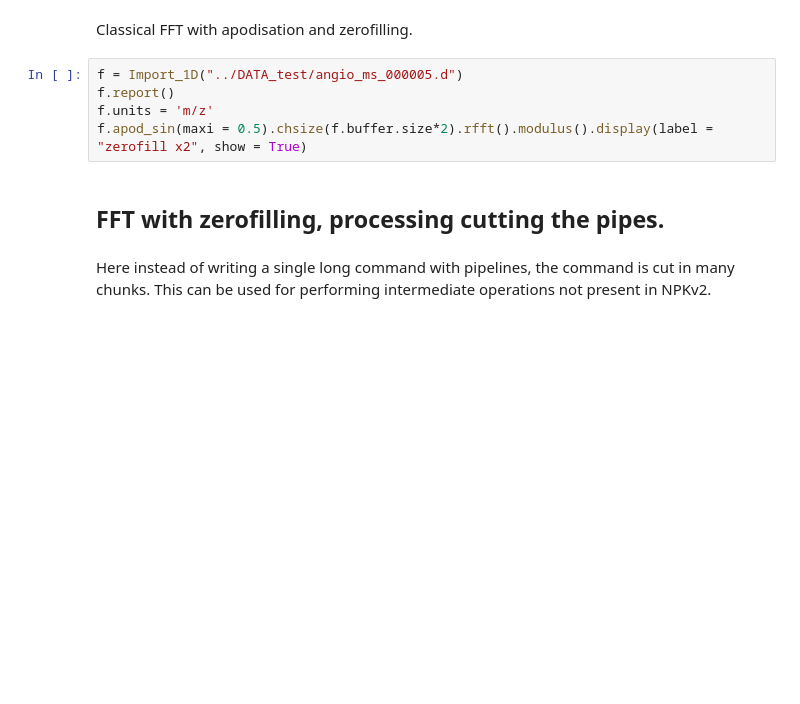
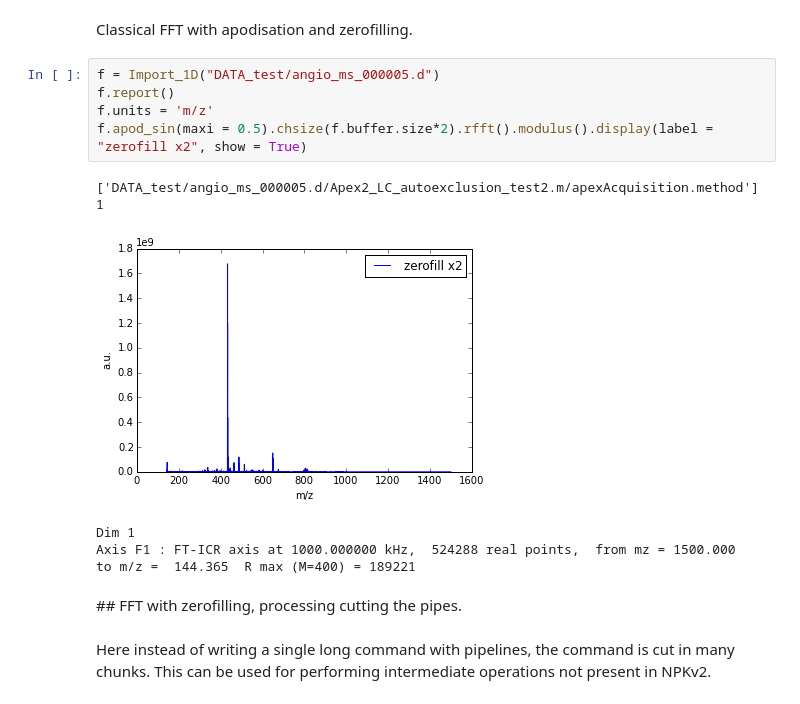
Before and after one commit to spike-project/spike, a Jupyter notebook: SPIKE_usage_eg/Examples_FTICR.ipynb, the cells around one changed output. Drawn from its saved outputs; the diff is of its cells as text; blank space fills up the shorter version.

```diff
--- a/SPIKE_usage_eg/Examples_FTICR.ipynb
+++ b/SPIKE_usage_eg/Examples_FTICR.ipynb
@@ -66,12 +75,17 @@ Axis F1 : FT-ICR axis at 1000.000000 kHz,  262144 real points,  from mz = 1500.0
 # %% [markdown]
 Classical FFT with apodisation and zerofilling.
 # %%
-f = Import_1D("../DATA_test/angio_ms_000005.d")
+f = Import_1D("DATA_test/angio_ms_000005.d")
 f.report()
 f.units = 'm/z'
 f.apod_sin(maxi = 0.5).chsize(f.buffer.size*2).rfft().modulus().display(label = "zerofill x2", show = True)
+# %% [output]
+['DATA_test/angio_ms_000005.d/Apex2_LC_autoexclusion_test2.m/apexAcquisition.method'] 1
+[figure, added]
+Dim 1
+Axis F1 : FT-ICR axis at 1000.000000 kHz,  524288 real points,  from mz = 1500.000   to m/z =  144.365  R max (M=400) = 189221
 # %% [markdown]
-## FFT with zerofilling, processing cutting the pipes.
+##<a class="links" id="Few_examples_of_how_to_use_SPIKE_FFT_with_zerofilling,_processing_cutting_the_pipes."> FFT with zerofilling, processing cutting the pipes.</a>
 # %% [markdown]
 Here instead of writing a single long command with pipelines, the command is cut in many chunks.
 This can be used for performing intermediate operations not present in NPKv2.
```
Also changed, not shown: parts of 15 cells of this notebook, 1 other file.
